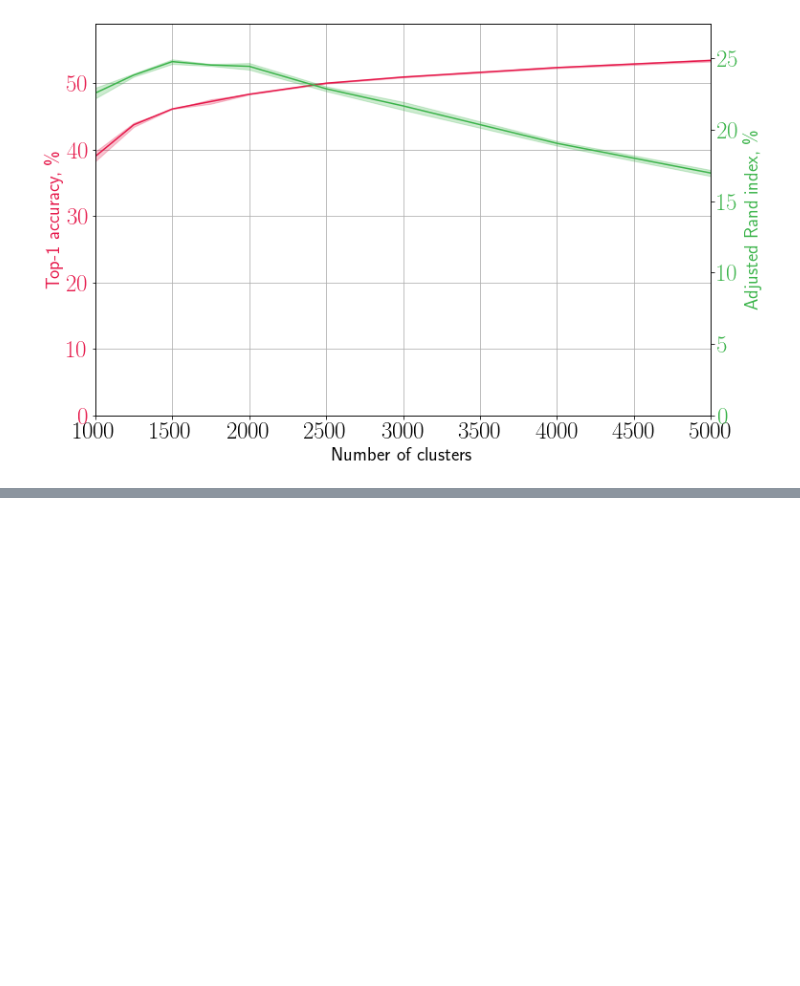
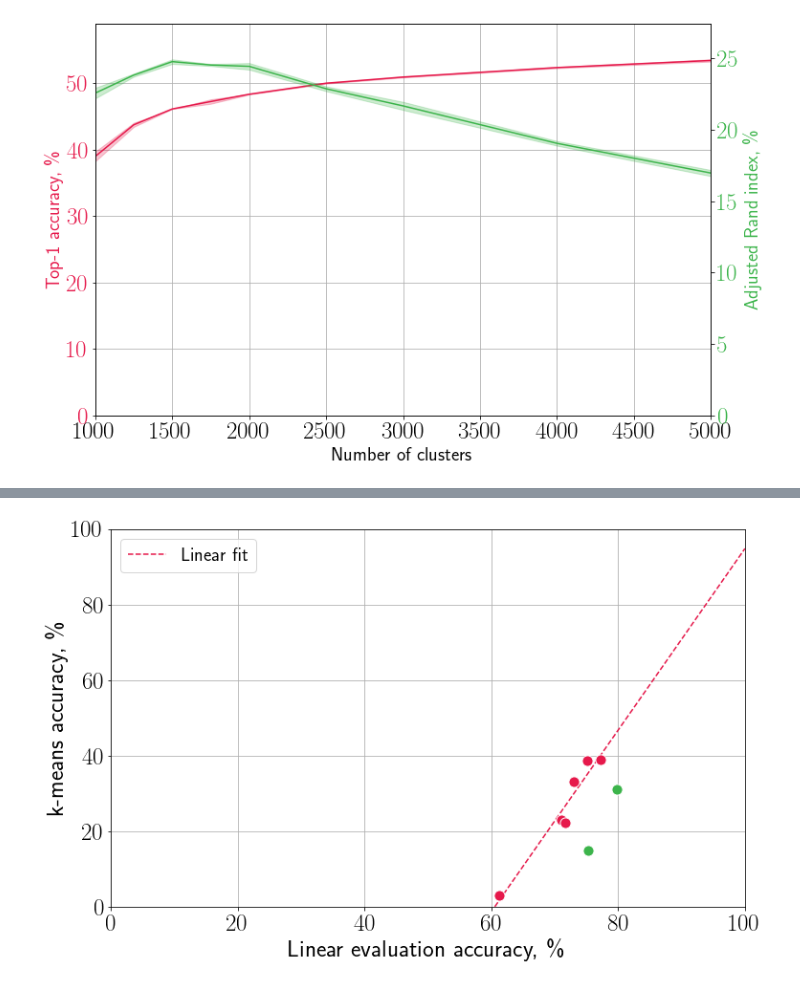
Before and after one commit to Randl/kmeans_selfsuper, a Jupyter notebook: plots.ipynb, the cells around one changed output, grey strips where cells are left out. Drawn from its saved outputs; the diff is of its cells as text; code cells hidden in the pictures; blank space fills up the shorter version.

```diff
--- a/plots.ipynb
+++ b/plots.ipynb
@@ -154,0 +171,14 @@ plt.show()
+# %%
+# fit1
+X1 = sm.add_constant(lin_acc)
+mod1_ols = sm.OLS(k_means_acc, X1)
+res1_ols = mod1_ols.fit()
+print(res1_ols.summary())
+print(res1_ols.rsquared)
+
+
+intercept1, slope1 =  res1_ols.params
+
+
+x1 = np.linspace(0.,100., 10000)
+y1 = slope1*x1 + intercept1
@@ -154,0 +235,25 @@ plt.show()
+# %%
+
+
+# plot
+fig = plt.figure(figsize=(11, 7))
+
+
+plt.scatter(lin_acc,k_means_acc,color=colors[0], marker='o', edgecolors='white', s=125, zorder=2)
+plt.scatter(lin_acc2,k_means_acc2,color=colors[1], marker='o', edgecolors='white', s=125, zorder=2)
+
+plt.plot(x1,y1,linestyle='dashed',color=colors[0],label='Linear fit', zorder=1)
+plt.legend()
+plt.grid()
+plt.xlabel('Linear evaluation accuracy, \%', fontsize=BIGGER_SIZE)
+plt.ylabel('k-means accuracy, \%', fontsize=BIGGER_SIZE)
+plt.xlim(0.,100.)
+plt.ylim(0,100.)
+fig.tight_layout()
+
+plt.legend()
+
+plt.savefig('lin_vs_uns.pdf')
+plt.show()
+# %% [output]
+[figure, added]
```
Also changed, not shown: parts of 5 cells of this notebook, 1 other file.
